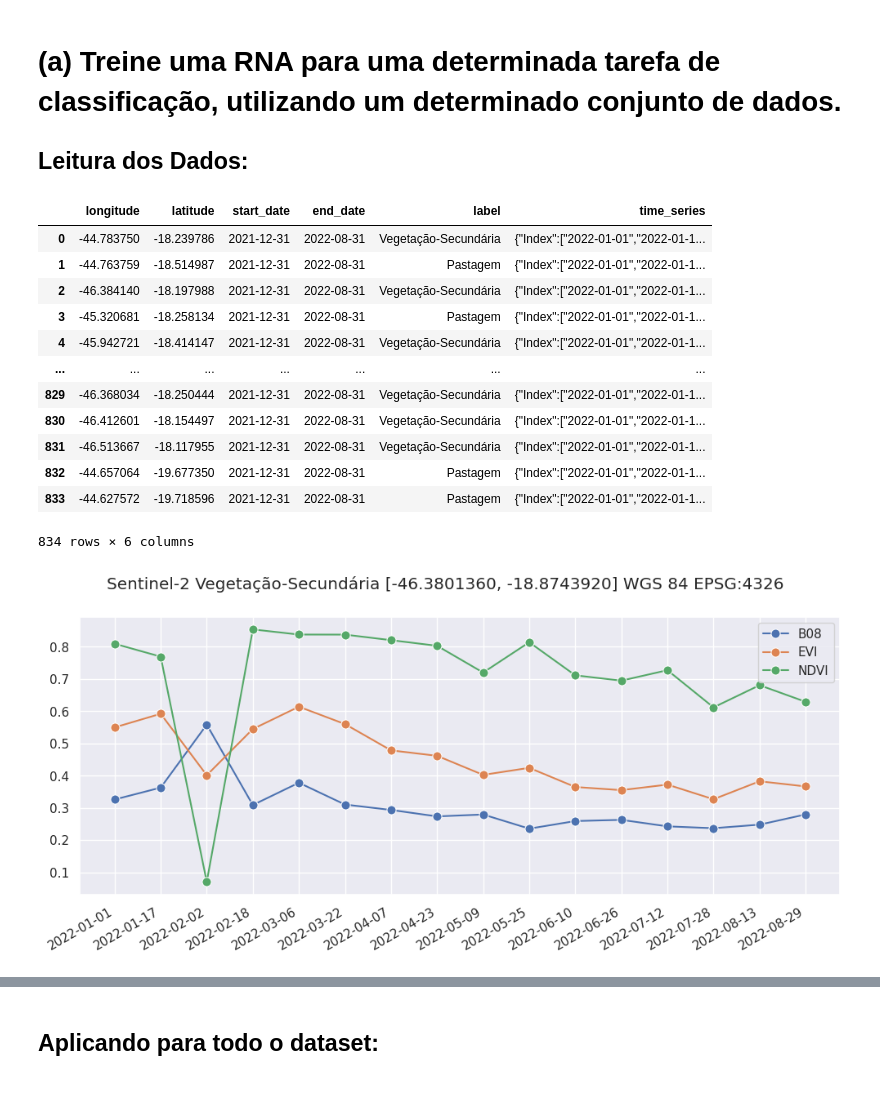
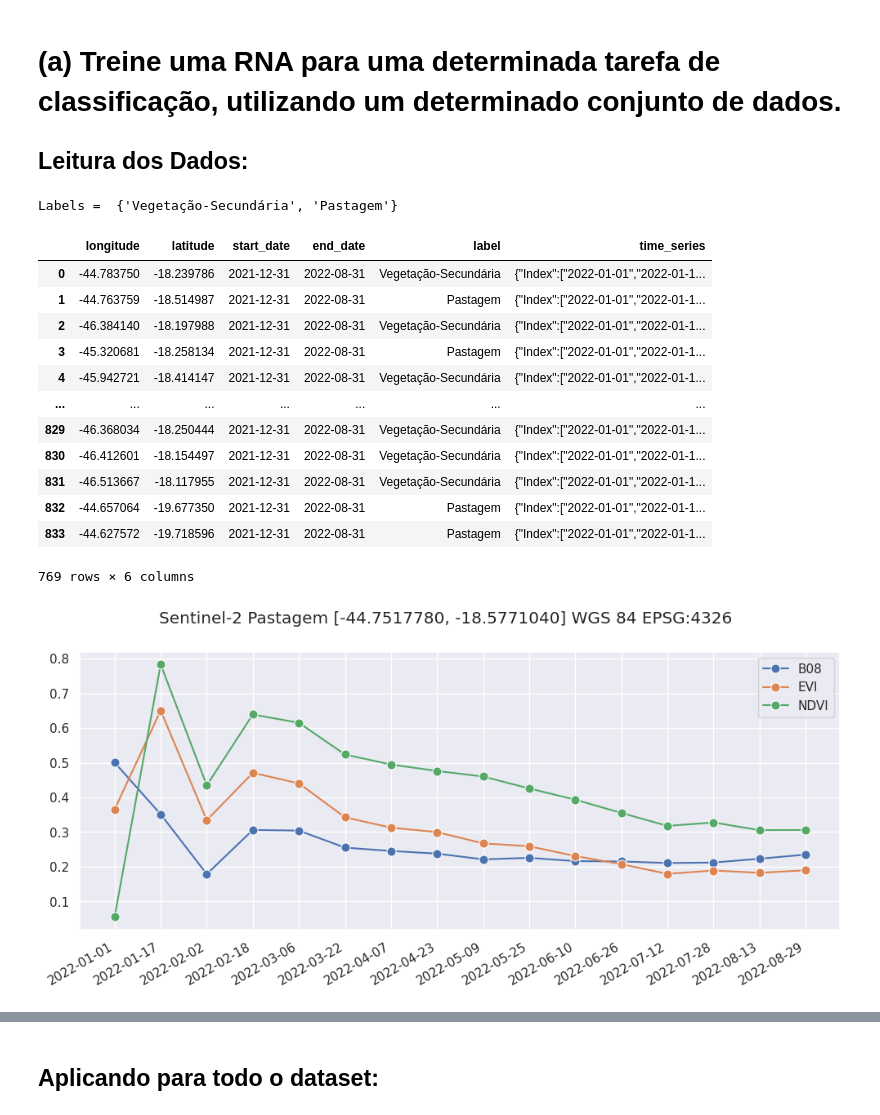
Before and after one commit to AbnerErnaniADSFatec/sbj_grad_neurocomputing_sources, a Jupyter notebook: solved/Lista de Exercícios Perceptrons PC.1 - CAP-351-3 Neurocomputação - Abner Ernâni dos Anjos.ipynb, the cells around one changed output, grey strips where cells are left out. Drawn from its saved outputs; the diff is of its cells as text; code cells hidden in the pictures.

```diff
--- a/solved/Lista de Exercícios Perceptrons PC.1 - CAP-351-3 Neurocomputação - Abner Ernâni dos Anjos.ipynb
+++ b/solved/Lista de Exercícios Perceptrons PC.1 - CAP-351-3 Neurocomputação - Abner Ernâni dos Anjos.ipynb
@@ -172,8 +170,11 @@ class FFNeuralNetwork:
 import pandas as pd
 data = pd.read_csv('./sample_data/samples.csv')
 data = data[['longitude', 'latitude', 'start_date', 'end_date', 'label', 'time_series']]
+data = data[data['label'].isin(['Pastagem', 'Vegetação-Secundária'])]
+print('Labels = ', set(data['label']))
 data
 # %% [output]
+Labels =  {'Vegetação-Secundária', 'Pastagem'}
 |  | longitude | latitude | start_date | end_date | label | time_series |
 | 0 | -44.783750 | -18.239786 | 2021-12-31 | 2022-08-31 | Vegetação-Secundária | {"Index":["2022-01-01","2022-01-1... |
 | 1 | -44.763759 | -18.514987 | 2021-12-31 | 2022-08-31 | Pastagem | {"Index":["2022-01-01","2022-01-1... |
@@ -186,41 +187,41 @@ data
 | 831 | -46.513667 | -18.117955 | 2021-12-31 | 2022-08-31 | Vegetação-Secundária | {"Index":["2022-01-01","2022-01-1... |
 | 832 | -44.657064 | -19.677350 | 2021-12-31 | 2022-08-31 | Pastagem | {"Index":["2022-01-01","2022-01-1... |
 | 833 | -44.627572 | -19.718596 | 2021-12-31 | 2022-08-31 | Pastagem | {"Index":["2022-01-01","2022-01-1... |
-834 rows × 6 columns
+769 rows × 6 columns
 # %%
 import json
 import matplotlib.pyplot as plt
 import random
 import seaborn
 
 def plot_ts(data_df, selected_line):
     ts = pd.DataFrame(json.loads(data_df['time_series'][selected_line]))
     fig = plt.figure(figsize = (12, 5))
     fig.suptitle(
         ("Sentinel-2 {label} [{lng:,.7f}, {lat:,.7f}] WGS 84 EPSG:4326 ").format(
             label=data_df['label'][selected_line],
             lng=data_df['longitude'][selected_line],
             lat=data_df['latitude'][selected_line]
         )
     )
     seaborn.set_theme(style="darkgrid")
     bands = [ band for band in list(ts.keys()) if band != 'Index']
     for band in bands:
         seaborn.lineplot(
             data = ts,
             x = "Index", y = band, label = band,
             markersize = 8, marker = 'o',
             linestyle = '-', picker = 10
         )
     fig.autofmt_xdate()
     plt.xlabel(None)
     plt.ylabel(None)
     plt.legend()
     plt.show()
 
-plot_ts(data, random.randint(0, len(data)))
+plot_ts(data, random.randint(0, (len(data) - 1)))
 # %% [output]
-[figure, old version]
+[figure, new version]
 # %% [markdown]
 ## Preparação dos Dados:
 
```
Also changed, not shown: parts of 14 cells of this notebook, 24 other files.
